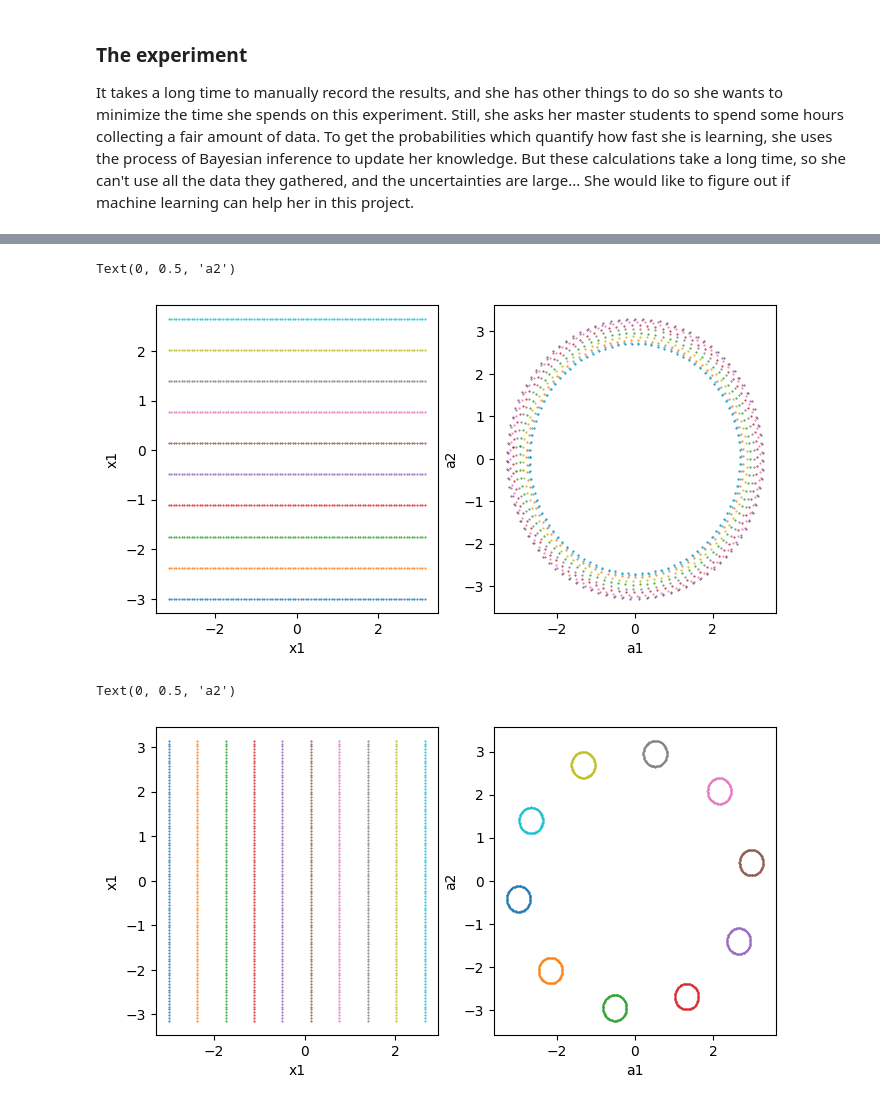
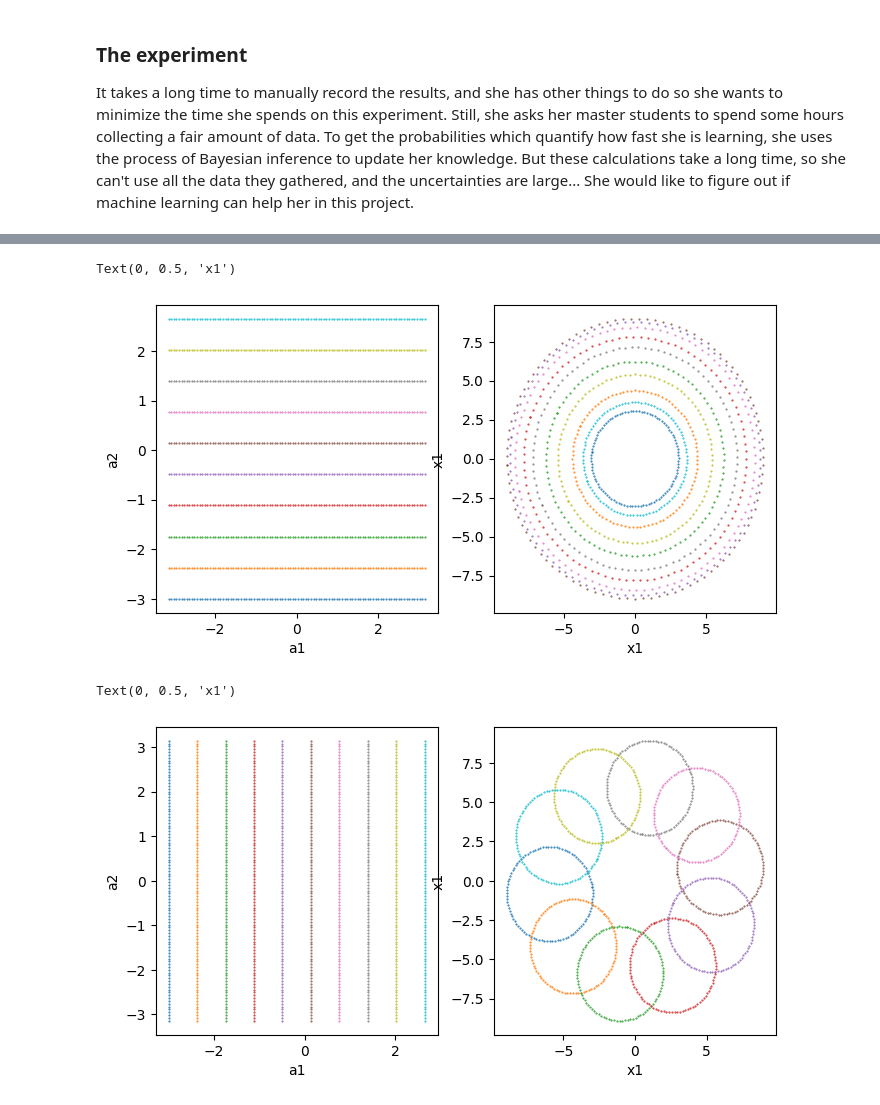
Before and after one commit to choisant/foundational-modeling, a Jupyter notebook: toy_experiment/data.ipynb, the cells around one changed output, grey strips where cells are left out. Saved outputs shown, nothing was run; the diff lists cells and outputs as text; code cells hidden in the pictures.

```diff
--- a/toy_experiment/data.ipynb
+++ b/toy_experiment/data.ipynb
@@ -51,4 +51,9 @@ def robot_arm(theta1, theta2, r1, r2):
     ya = r1*np.cos(theta1) + r2*np.cos(theta1 + theta2)
     yb = r1*np.sin(theta1) + r2*np.sin(theta1 + theta2)
     return ya, yb
+# %%
+# CONSTANTS
+R_1 = [6, 4]
+R_2 = 3
+rng = np.random.default_rng()
 # %%
@@ -101,42 +78,42 @@ ax[1].legend()
 # %%
-# Look at the mapping function
-nx = 100
-x1 = np.linspace(-np.pi, np.pi, nx)
+# Look at the mapping function for constant theta2
+na = 100
 
 fig, ax = plt.subplots(nrows = 1, ncols = 2, figsize = (8, 4))
 lines = 10
+a1 = np.linspace(-np.pi, np.pi, na)
 for i in range(lines):
-    dx2 = 2*np.pi/lines
-    x2 = 0*x1 -3 + i*dx2
-    a1, a2 = robot_arm(x1, x2, 3, 0.3)
-    ax[0].plot(x1, x2, marker='.', markersize=1, linestyle='none')
-    ax[1].plot(a1, a2, marker='.', markersize=1, linestyle='none')
+    da2 = 2*np.pi/lines
+    a2 = 0*a1 -3 + i*da2
+    x1, x2 = robot_arm(a1, a2, R_1[0], R_2)
+    ax[0].plot(a1, a2, marker='.', markersize=1, linestyle='none')
+    ax[1].plot(x1, x2, marker='.', markersize=1, linestyle='none')
 
-ax[0].set_xlabel("x1")
-ax[0].set_ylabel("x1")
-ax[1].set_xlabel("a1")
-ax[1].set_ylabel("a2")
+ax[0].set_xlabel("a1")
+ax[0].set_ylabel("a2")
+ax[1].set_xlabel("x1")
+ax[1].set_ylabel("x1")
 # %% [output]
-Text(0, 0.5, 'a2')
+Text(0, 0.5, 'x1')
-[figure, old version]
+[figure, new version]
 # %%
-# Look at the mapping function
-nx = 100
-x2 = np.linspace(-np.pi, np.pi, nx)
+# Look at the mapping function for constant theta1
+na = 100
 
 fig, ax = plt.subplots(nrows = 1, ncols = 2, figsize = (8, 4))
 lines = 10
+a2 = np.linspace(-np.pi, np.pi, na)
 for i in range(lines):
-    dx1 = 2*np.pi/lines
-    x1 = 0*x2 -3 + i*dx1
-    a1, a2 = robot_arm(x1, x2, 3, 0.3)
-    ax[0].plot(x1, x2, marker='.', markersize=1, linestyle='none')
-    ax[1].plot(a1, a2, marker='.', markersize=1, linestyle='none')
+    da1 = 2*np.pi/lines
+    a1 = 0*a2 -3 + i*da1
+    x1, x2 = robot_arm(a1, a2, R_1[0], R_2)
+    ax[0].plot(a1, a2, marker='.', markersize=1, linestyle='none')
+    ax[1].plot(x1, x2, marker='.', markersize=1, linestyle='none')
 
-ax[0].set_xlabel("x1")
-ax[0].set_ylabel("x1")
-ax[1].set_xlabel("a1")
-ax[1].set_ylabel("a2")
+ax[0].set_xlabel("a1")
+ax[0].set_ylabel("a2")
+ax[1].set_xlabel("x1")
+ax[1].set_ylabel("x1")
 # %% [output]
-Text(0, 0.5, 'a2')
+Text(0, 0.5, 'x1')
-[figure, old version]
+[figure, new version]
```
Also changed, not shown: parts of 14 cells of this notebook, 18 other files.
